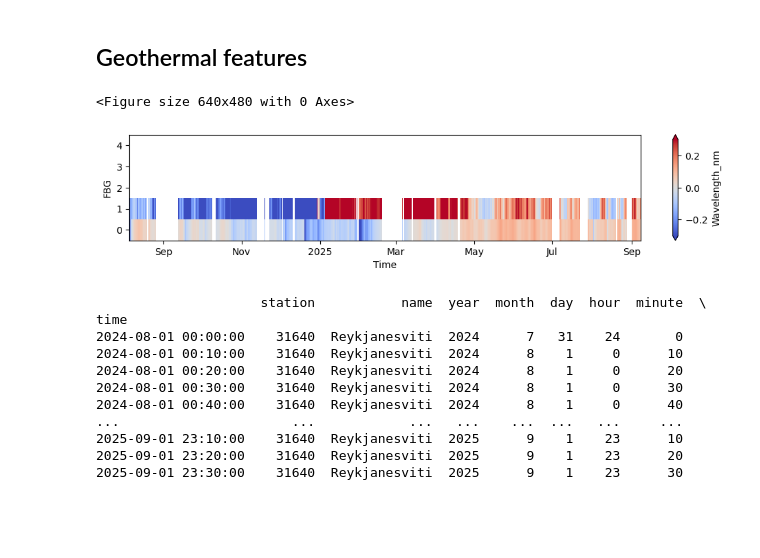
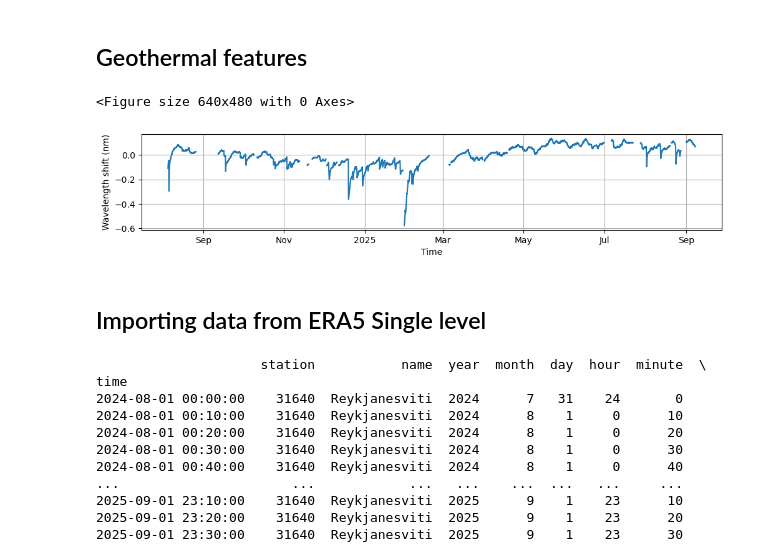
Before and after one commit to jgovoort/FLAME, a Jupyter notebook: Notebooks/FBG/precipitation_cooling.ipynb, the cells around one changed output. Drawn from its saved outputs; the diff is of its cells as text; code cells hidden in the pictures; blank space fills up the shorter version.

```diff
--- a/Notebooks/FBG/precipitation_cooling.ipynb
+++ b/Notebooks/FBG/precipitation_cooling.ipynb
@@ -156,14 +115,15 @@ plt.show()
 # %% [markdown]
 ## Geothermal features
 # %%
-ds = xr.open_dataset("../fbg_data_r/gunnvher_channel_5_fbg_cleaned_10s.nc")
+ds = xr.open_dataset("../../../fbg_data_r/gunnvher_channel_5_fbg_cleaned_10s.nc")
 # %%
 plt.figure()
-(ds.Wavelength_nm - ds.Wavelength_nm.mean(dim='Time')).T.plot(vmin=-.3, vmax=.3, figsize=(12,2), cmap='coolwarm')
-plt.ylim(-.5,4.5)
+(ds.Wavelength_nm - ds.Wavelength_nm.mean(dim='Time')).sel(FBG=0).plot(figsize=(12,2))
+plt.ylabel('Wavelength shift (nm)')
+plt.grid()
 plt.show()
 # %% [output]
 <Figure size 640x480 with 0 Axes>
-[figure, old version]
+[figure, new version]
 # %%
 data = (ds.Wavelength_nm - ds.Wavelength_nm.mean(dim='Time'))
@@ -174 +132,3 @@ geo_temp = geo_temp.dropna('Time')
+# %% [markdown]
+## Importing data from ERA5 Single level
 # %%
```
Also changed, not shown: parts of 45 cells of this notebook, 17 other files.
